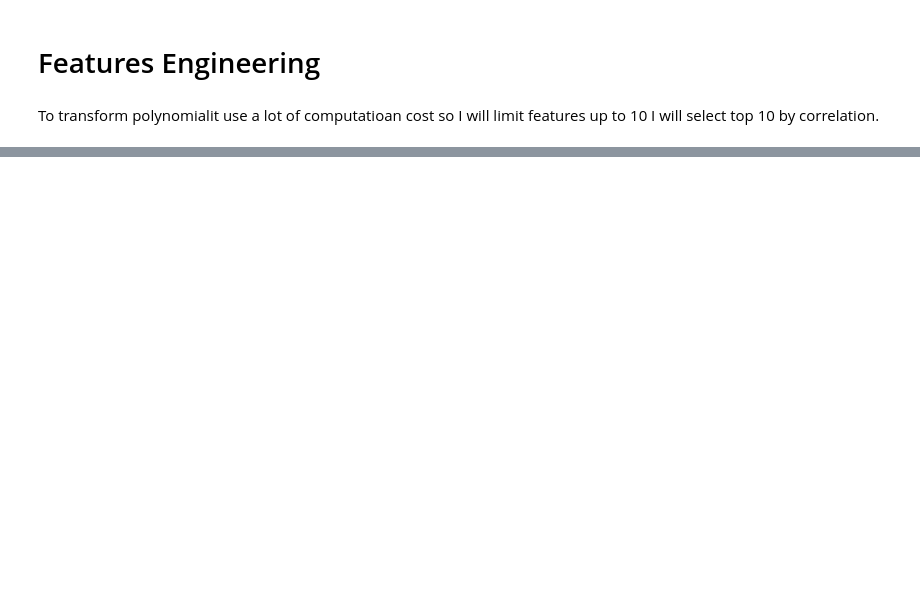
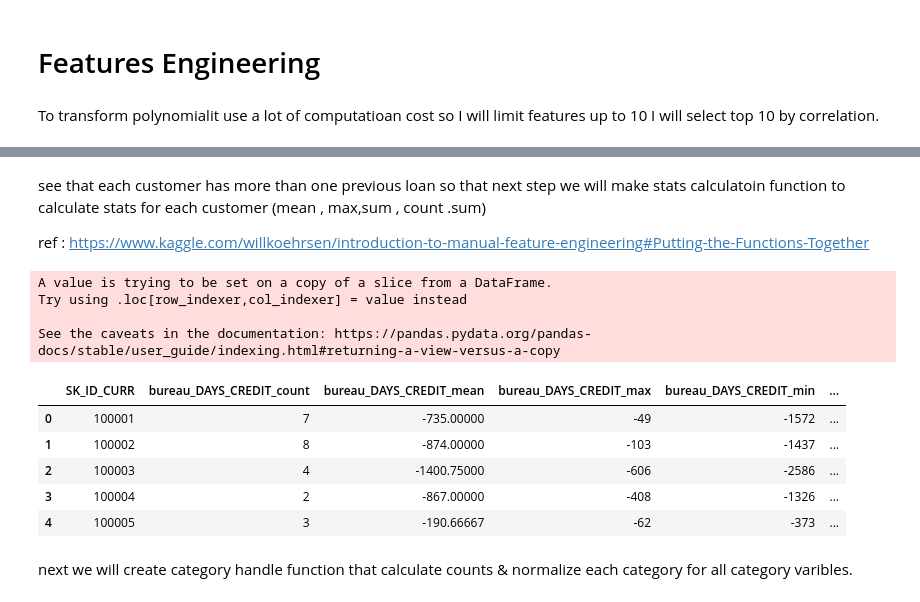
Before and after one commit to blxsheep/Home_credit_default_Risk, a Jupyter notebook: Home_Credit_Default_Risk.ipynb, the cells around one changed output, grey strips where cells are left out. Drawn from its saved outputs; the diff is of its cells as text; code cells hidden in the pictures; blank space fills up the shorter version.

```diff
--- a/Home_Credit_Default_Risk.ipynb
+++ b/Home_Credit_Default_Risk.ipynb
@@ -751,0 +418,4 @@ accuracy_score(y_hat_xgb, y_val)
+# %% [markdown]
+see that each customer has more than one previous loan so that next step we will make stats calculatoin function to calculate stats for each customer (mean , max,sum , count .sum)
+
+ref : https://www.kaggle.com/willkoehrsen/introduction-to-manual-feature-engineering#Putting-the-Functions-Together
@@ -751,0 +471,14 @@ accuracy_score(y_hat_xgb, y_val)
+# %%
+bureau_stats =  agg_numeric(bureau.drop(columns = ['SK_ID_BUREAU']),group_var =  'SK_ID_CURR',df_name = 'bureau')
+bureau_stats.head()
+# %% [output]
+A value is trying to be set on a copy of a slice from a DataFrame.
+Try using .loc[row_indexer,col_indexer] = value instead
+
+See the caveats in the documentation: https://pandas.pydata.org/pandas-docs/stable/user_guide/indexing.html#returning-a-view-versus-a-copy
+|  | SK_ID_CURR | bureau_DAYS_CREDIT_count | bureau_DAYS_CREDIT_mean | bureau_DAYS_CREDIT_max | bureau_DAYS_CREDIT_min | ... |
+| 0 | 100001 | 7 | -735.00000 | -49 | -1572 | ... |
+| 1 | 100002 | 8 | -874.00000 | -103 | -1437 | ... |
+| 2 | 100003 | 4 | -1400.75000 | -606 | -2586 | ... |
+| 3 | 100004 | 2 | -867.00000 | -408 | -1326 | ... |
+| 4 | 100005 | 3 | -190.66667 | -62 | -373 | ... |
@@ -751,0 +487,2 @@ accuracy_score(y_hat_xgb, y_val)
+# %% [markdown]
+next we will create category handle function that calculate counts  & normalize each category for all category varibles.
```
Also changed, not shown: parts of 157 cells of this notebook.
